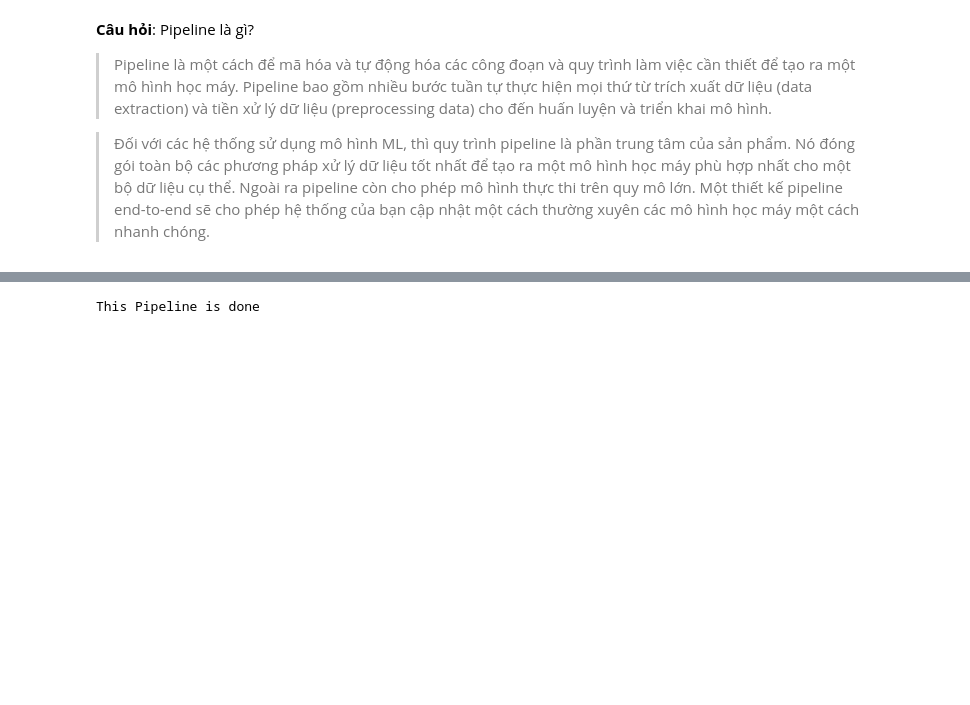
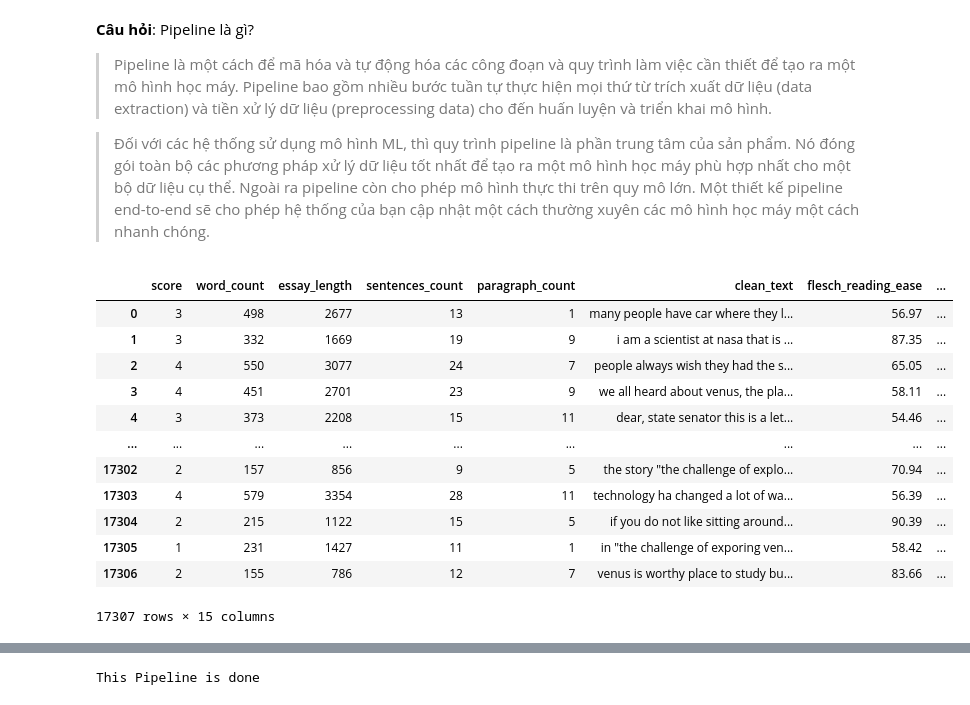
Before and after one commit to Hoangnhan1708/automated-essay-scoring, a Jupyter notebook: preprocessing+model_temp.ipynb, the cells around one changed output, grey strips where cells are left out. Drawn from its saved outputs; the diff is of its cells as text; code cells hidden in the pictures; blank space fills up the shorter version.

```diff
--- a/preprocessing+model_temp.ipynb
+++ b/preprocessing+model_temp.ipynb
@@ -666,3 +737,19 @@ import lightgbm as lgb
+# %%
+df_train
+# %% [output]
+|  | score | word_count | essay_length | sentences_count | paragraph_count | clean_text | flesch_reading_ease | ... |
+| 0 | 3 | 498 | 2677 | 13 | 1 | many people have car where they l... | 56.97 | ... |
+| 1 | 3 | 332 | 1669 | 19 | 9 | i am a scientist at nasa that is ... | 87.35 | ... |
+| 2 | 4 | 550 | 3077 | 24 | 7 | people always wish they had the s... | 65.05 | ... |
+| 3 | 4 | 451 | 2701 | 23 | 9 | we all heard about venus, the pla... | 58.11 | ... |
+| 4 | 3 | 373 | 2208 | 15 | 11 | dear, state senator this is a let... | 54.46 | ... |
+| ... | ... | ... | ... | ... | ... | ... | ... | ... |
+| 17302 | 2 | 157 | 856 | 9 | 5 | the story "the challenge of explo... | 70.94 | ... |
+| 17303 | 4 | 579 | 3354 | 28 | 11 | technology ha changed a lot of wa... | 56.39 | ... |
+| 17304 | 2 | 215 | 1122 | 15 | 5 | if you do not like sitting around... | 90.39 | ... |
+| 17305 | 1 | 231 | 1427 | 11 | 1 | in "the challenge of exporing ven... | 58.42 | ... |
+| 17306 | 2 | 155 | 786 | 12 | 7 | venus is worthy place to study bu... | 83.66 | ... |
+17307 rows × 15 columns
 # %%
 vectorizer = TfidfVectorizer(
             tokenizer=lambda x: x,
```
Also changed, not shown: parts of 29 cells of this notebook.
